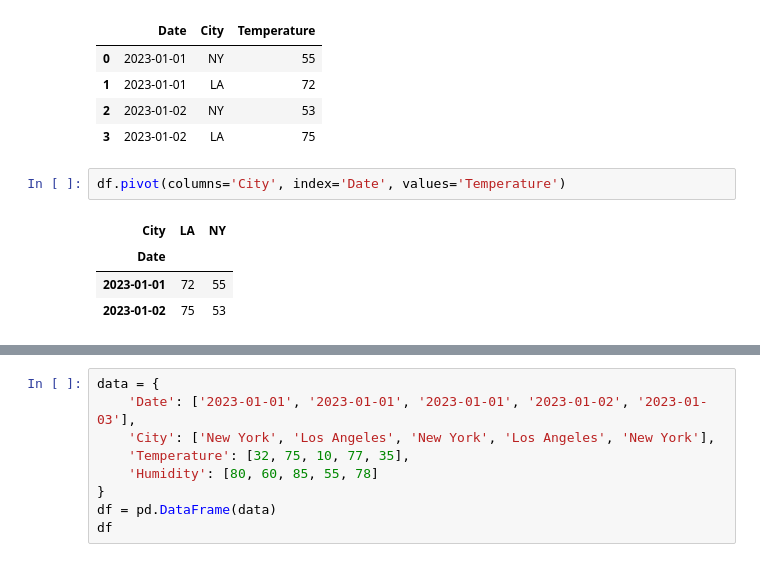
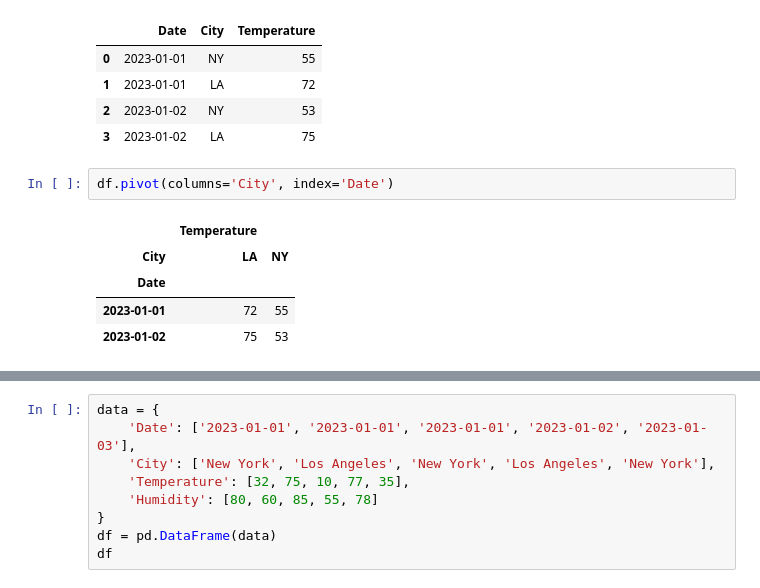
Before and after one commit to arun1248/data-science, a Jupyter notebook: notes/py_ds/crosstab.ipynb, the cells around one changed output, grey strips where cells are left out. Drawn from its saved outputs; the diff is of its cells as text.

```diff
--- a/notes/py_ds/crosstab.ipynb
+++ b/notes/py_ds/crosstab.ipynb
@@ -172,8 +206,9 @@ df
 | 2 | 2023-01-02 | NY | 53 |
 | 3 | 2023-01-02 | LA | 75 |
 # %%
-df.pivot(columns='City', index='Date', values='Temperature')
+df.pivot(columns='City', index='Date')
 # %% [output]
+|  | Temperature |  |
 | City | LA | NY |
 | Date |  |  |
 | 2023-01-01 | 72 | 55 |
```
Also changed, not shown: parts of 14 cells of this notebook, 1 other file.
